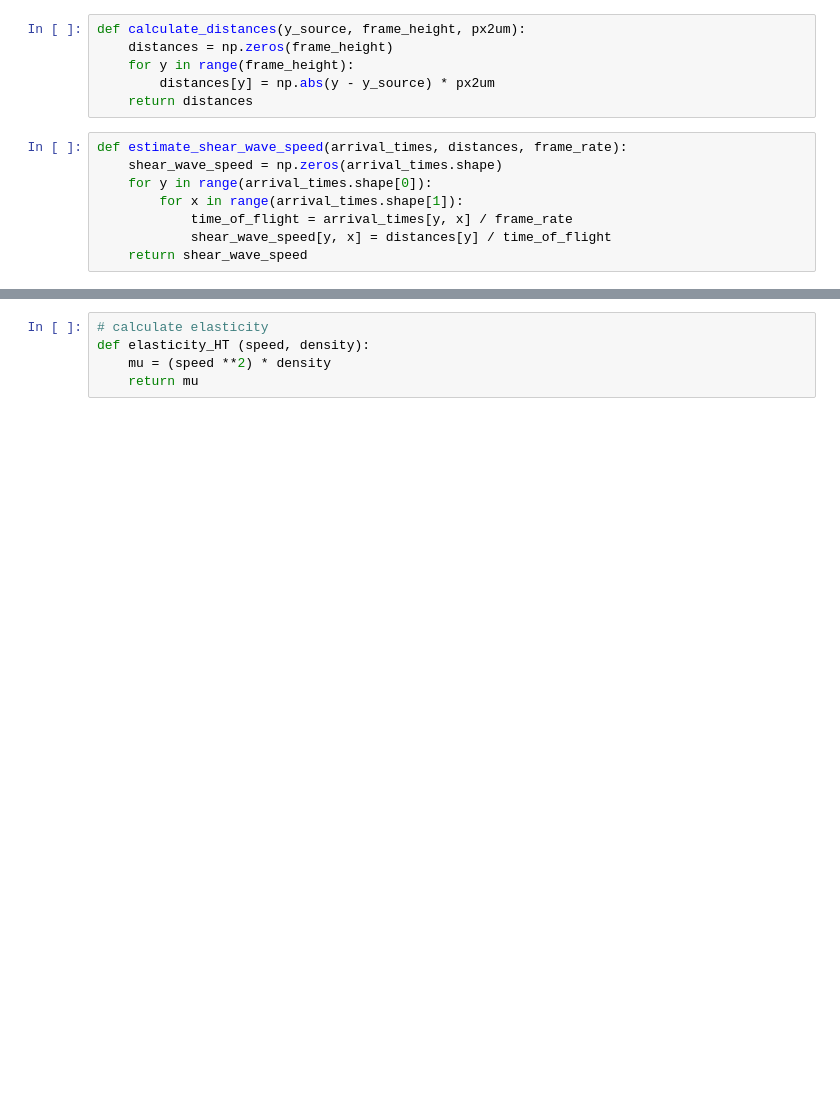
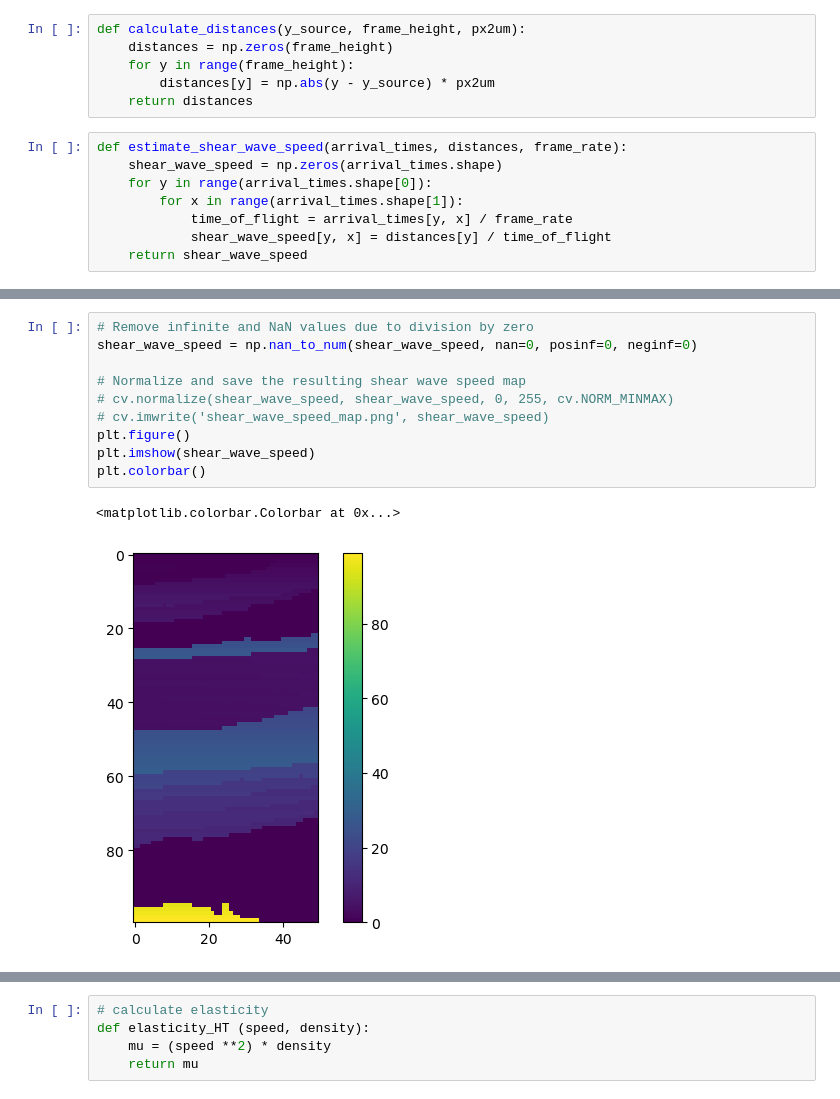
Before and after one commit to ecominator/optical_elastography, a Jupyter notebook: elastography_tof.ipynb, the cells around one changed output, grey strips where cells are left out. Cells and saved outputs as stored; diff of their text form; blank space fills up the shorter version.

```diff
--- a/elastography_tof.ipynb
+++ b/elastography_tof.ipynb
@@ -118,0 +163,13 @@ plt.colorbar()
+# %%
+# Remove infinite and NaN values due to division by zero
+shear_wave_speed = np.nan_to_num(shear_wave_speed, nan=0, posinf=0, neginf=0)
+
+# Normalize and save the resulting shear wave speed map
+# cv.normalize(shear_wave_speed, shear_wave_speed, 0, 255, cv.NORM_MINMAX)
+# cv.imwrite('shear_wave_speed_map.png', shear_wave_speed)
+plt.figure()
+plt.imshow(shear_wave_speed)
+plt.colorbar()
+# %% [output]
+<matplotlib.colorbar.Colorbar at 0x...>
+[figure, added]
```
Also changed, not shown: parts of 14 cells of this notebook.
